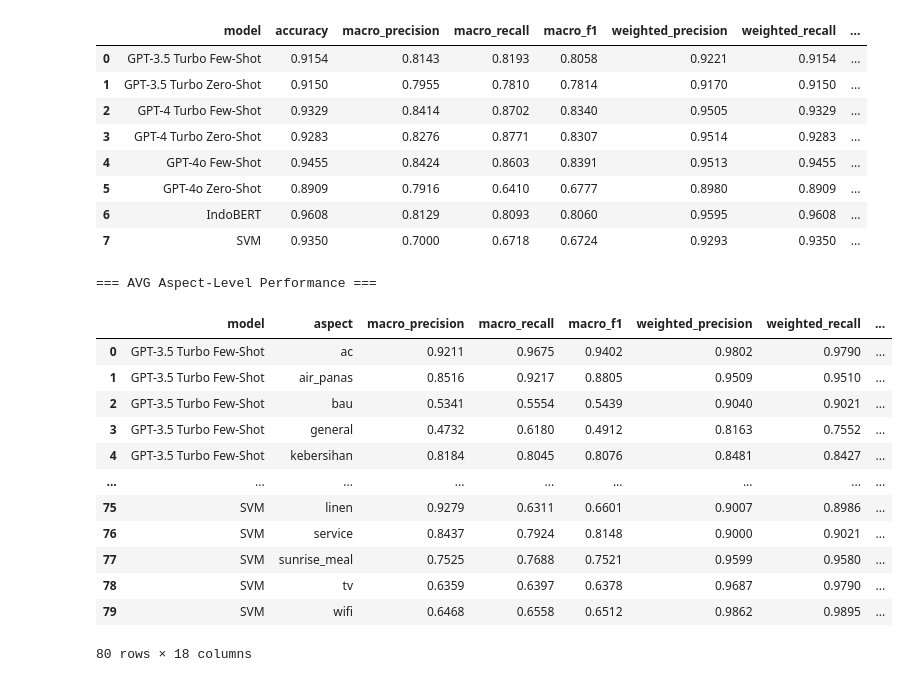
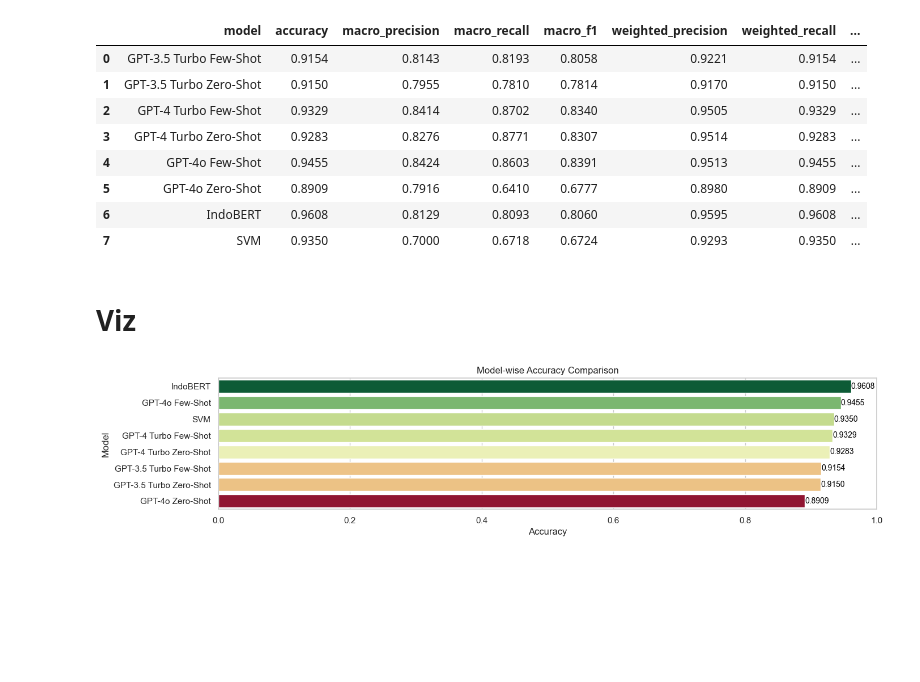
Before and after one commit to chells990/ABSA-Indonesia-Hotel-Reviews, a Jupyter notebook: notebook/eval.ipynb, the cells around one changed output. Saved outputs shown, nothing was run; the diff lists cells and outputs as text; code cells hidden in the pictures; blank space fills up the shorter version.

```diff
--- a/notebook/eval.ipynb
+++ b/notebook/eval.ipynb
@@ -114,41 +116,28 @@ model_comparison.round(4)
 | 5 | GPT-4o Zero-Shot | 0.8909 | 0.7916 | 0.6410 | 0.6777 | 0.8980 | 0.8909 | ... |
 | 6 | IndoBERT | 0.9608 | 0.8129 | 0.8093 | 0.8060 | 0.9595 | 0.9608 | ... |
 | 7 | SVM | 0.9350 | 0.7000 | 0.6718 | 0.6724 | 0.9293 | 0.9350 | ... |
-# %%
-# 2. Aspect-Level Performance
-aspect_performance = full_results.groupby(['model', 'aspect']).agg({
-    'macro_precision': 'mean',
-    'macro_recall': 'mean',
-    'macro_f1': 'mean',
-    'weighted_precision': 'mean',
-    'weighted_recall': 'mean',
-    'weighted_f1': 'mean',
-    'neg_precision': 'mean',
-    'neg_recall': 'mean',
-    'neg_f1': 'mean',
-    'pos_precision': 'mean',
-    'pos_recall': 'mean',
-    'pos_f1': 'mean',
-    'neut_precision': 'mean',
-    'neut_recall': 'mean',
-    'neut_f1': 'mean',
-    'support': 'mean'
-}).reset_index()
-
-print("\n=== AVG Aspect-Level Performance ===")
-aspect_performance.round(4)
-# %% [output]
-=== AVG Aspect-Level Performance ===
-|  | model | aspect | macro_precision | macro_recall | macro_f1 | weighted_precision | weighted_recall | ... |
-| 0 | GPT-3.5 Turbo Few-Shot | ac | 0.9211 | 0.9675 | 0.9402 | 0.9802 | 0.9790 | ... |
-| 1 | GPT-3.5 Turbo Few-Shot | air_panas | 0.8516 | 0.9217 | 0.8805 | 0.9509 | 0.9510 | ... |
-| 2 | GPT-3.5 Turbo Few-Shot | bau | 0.5341 | 0.5554 | 0.5439 | 0.9040 | 0.9021 | ... |
-| 3 | GPT-3.5 Turbo Few-Shot | general | 0.4732 | 0.6180 | 0.4912 | 0.8163 | 0.7552 | ... |
-| 4 | GPT-3.5 Turbo Few-Shot | kebersihan | 0.8184 | 0.8045 | 0.8076 | 0.8481 | 0.8427 | ... |
-| ... | ... | ... | ... | ... | ... | ... | ... | ... |
-| 75 | SVM | linen | 0.9279 | 0.6311 | 0.6601 | 0.9007 | 0.8986 | ... |
-| 76 | SVM | service | 0.8437 | 0.7924 | 0.8148 | 0.9000 | 0.9021 | ... |
-| 77 | SVM | sunrise_meal | 0.7525 | 0.7688 | 0.7521 | 0.9599 | 0.9580 | ... |
-| 78 | SVM | tv | 0.6359 | 0.6397 | 0.6378 | 0.9687 | 0.9790 | ... |
-| 79 | SVM | wifi | 0.6468 | 0.6558 | 0.6512 | 0.9862 | 0.9895 | ... |
-80 rows × 18 columns
+# %% [markdown]
+# Viz
+# %%
+# 1. Model-wise Accuracy Comparison
+sns.set_theme(style="whitegrid")
+model_comparison = model_comparison.sort_values("accuracy", ascending=False)
+norm = plt.Normalize(model_comparison["accuracy"].min(), model_comparison["accuracy"].max())
+sm = plt.cm.ScalarMappable(cmap="RdYlGn", norm=norm)
+colors = [sm.to_rgba(val) for val in model_comparison["accuracy"]]
+fig, ax = plt.subplots(figsize=(15, 3))
+sns.barplot(data=model_comparison, x="accuracy", y="model", palette=colors, ax=ax)
+
+# Annotate bars with accuracy values
+for p in ax.patches:
+    ax.annotate(f"{p.get_width():.4f}",
+                (p.get_width(), p.get_y() + p.get_height() / 2),
+                ha='left', va='center', fontsize=10, color='black')
+
+ax.set_xlabel("Accuracy")
+ax.set_ylabel("Model")
+ax.set_title("Model-wise Accuracy Comparison")
+ax.set_xlim(0, 1)
+plt.show()
+# %% [output]
+[figure, added]
```
Also changed, not shown: parts of 7 cells of this notebook.
